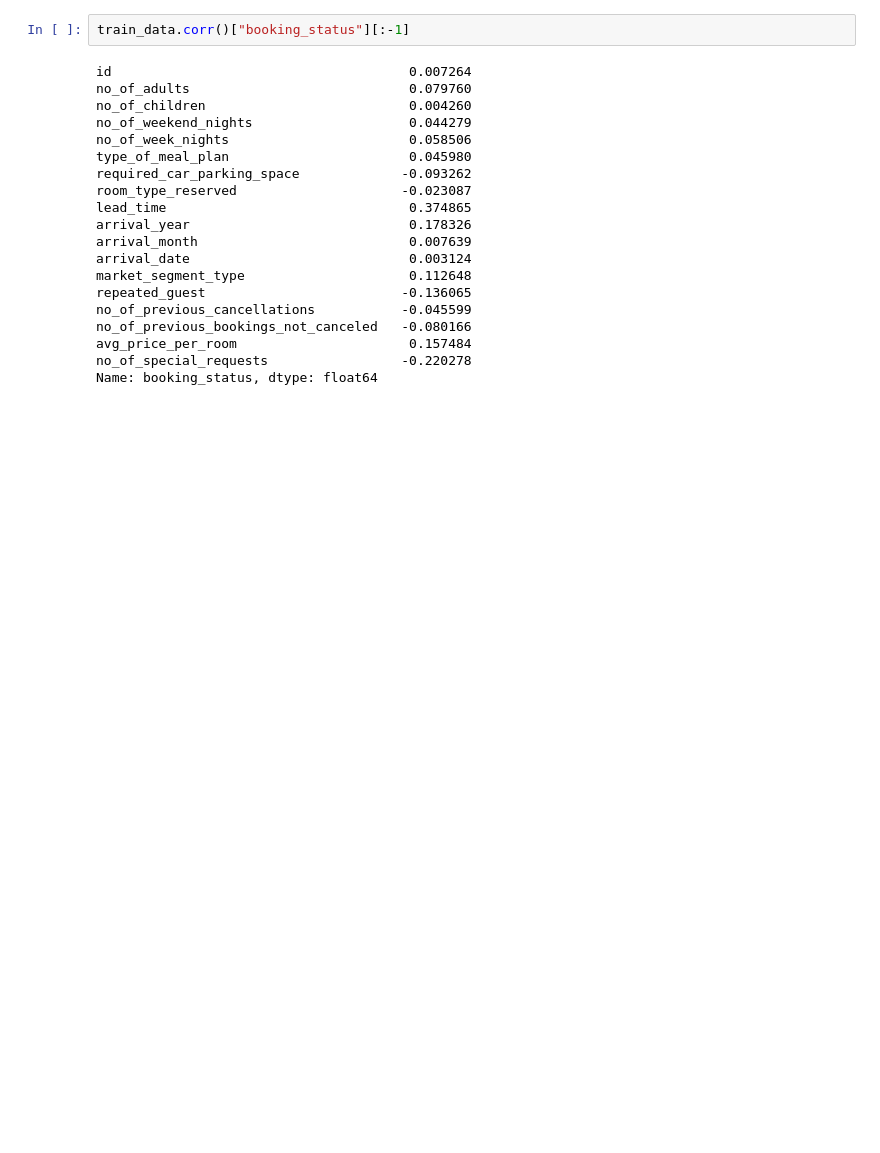
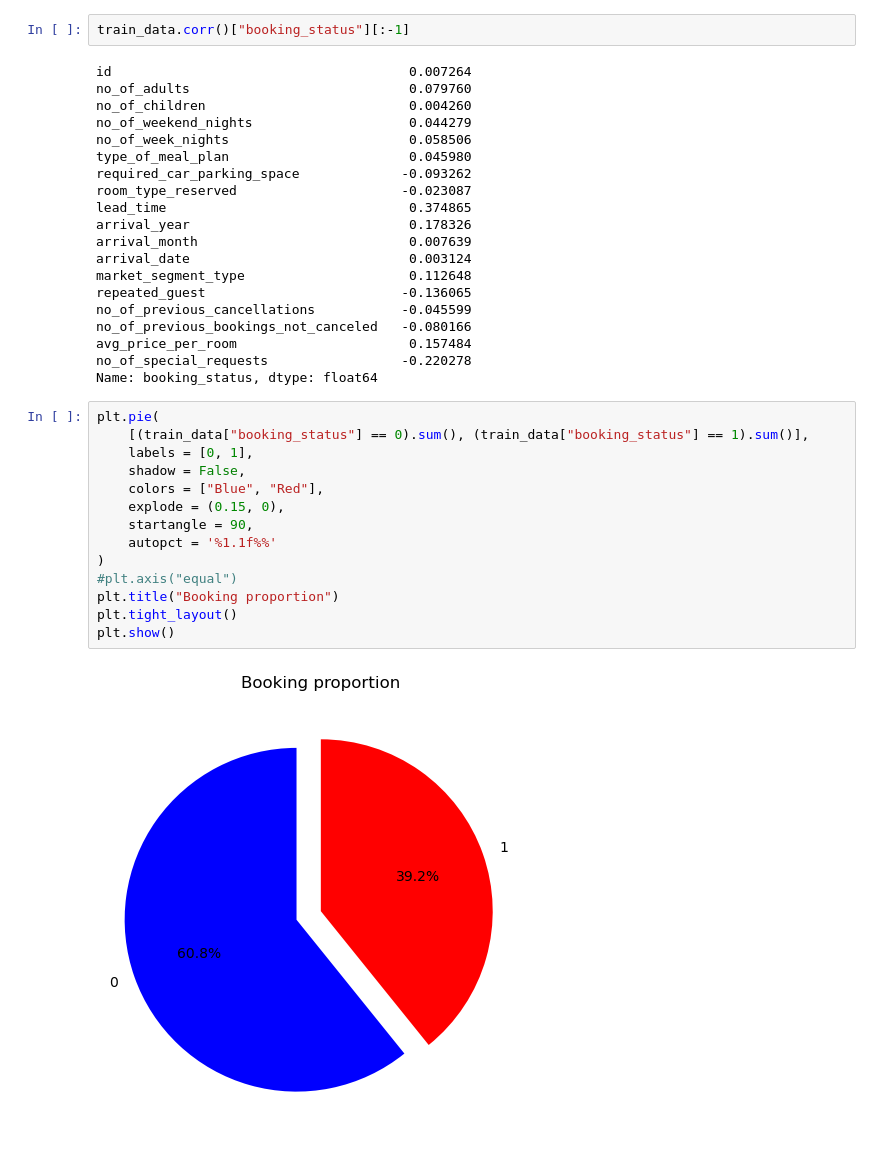
Before and after one commit to centralpenguin/DataScience, a Jupyter notebook: BookingStatus/Untitled.ipynb, the cells around one changed output. Cells and saved outputs as stored; diff of their text form; blank space fills up the shorter version.

```diff
--- a/BookingStatus/Untitled.ipynb
+++ b/BookingStatus/Untitled.ipynb
@@ -107,4 +107,20 @@ no_of_previous_bookings_not_canceled   -0.080166
 avg_price_per_room                      0.157484
 no_of_special_requests                 -0.220278
 Name: booking_status, dtype: float64
+# %%
+plt.pie(
+    [(train_data["booking_status"] == 0).sum(), (train_data["booking_status"] == 1).sum()],
+    labels = [0, 1],
+    shadow = False,
+    colors = ["Blue", "Red"],
+    explode = (0.15, 0),
+    startangle = 90,
+    autopct = '%1.1f%%'
+)
+#plt.axis("equal")
+plt.title("Booking proportion")
+plt.tight_layout()
+plt.show()
+# %% [output]
+[figure, added]
 # %%
```
Also changed, not shown: parts of 4 cells of this notebook.
